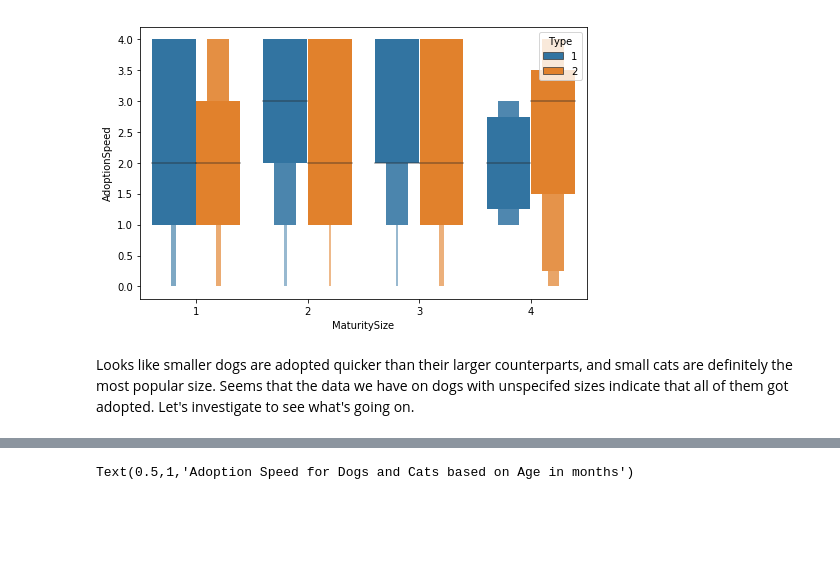
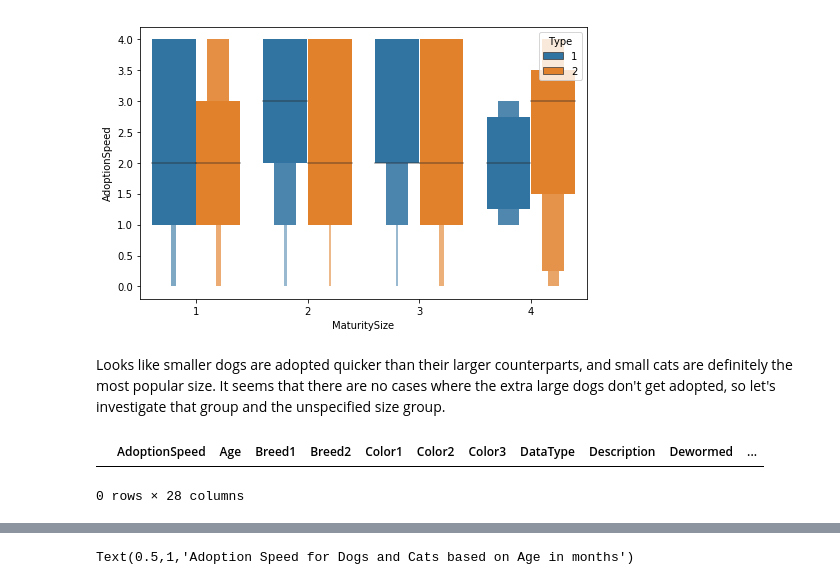
Before and after one commit to MelissieP/animal-adoption-prediction, a Jupyter notebook: DataExploration.ipynb, the cells around one changed output, grey strips where cells are left out. Saved outputs shown, nothing was run; the diff lists cells and outputs as text; code cells hidden in the pictures; blank space fills up the shorter version.

Commit message:
Edited the data exploration notebook

```diff
--- a/DataExploration.ipynb
+++ b/DataExploration.ipynb
@@ -397,6 +397,13 @@ sns.boxenplot(x = "MaturitySize", y = "AdoptionSpeed", hue = "Type", data = all_
 [figure]
 # %% [markdown]
 Looks like smaller dogs are adopted quicker than their larger counterparts, and small cats are definitely the most popular size.
-Seems that the data we have on dogs with unspecifed sizes indicate that all of them got adopted. Let's investigate to see what's going on.
+It seems that there are no cases where the extra large dogs don't get adopted, so let's investigate that group and the unspecified size group.
+# %%
+all_data[all_data["MaturitySize"] == 0]
+
+# There are no casesn where we don't have a maturity size (Yay!)
+# %% [output]
+|  | AdoptionSpeed | Age | Breed1 | Breed2 | Color1 | Color2 | Color3 | DataType | Description | Dewormed | ... |
+0 rows × 28 columns
 # %%
 all_data[all_data["MaturitySize"] == 4]
```
Also changed, not shown: parts of 5 cells of this notebook.
